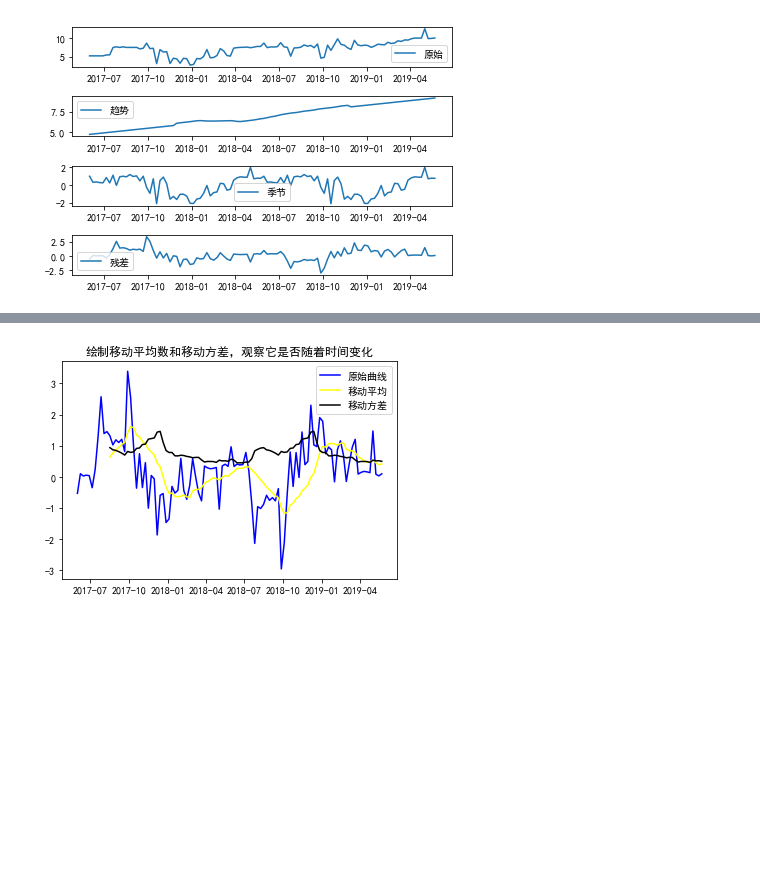
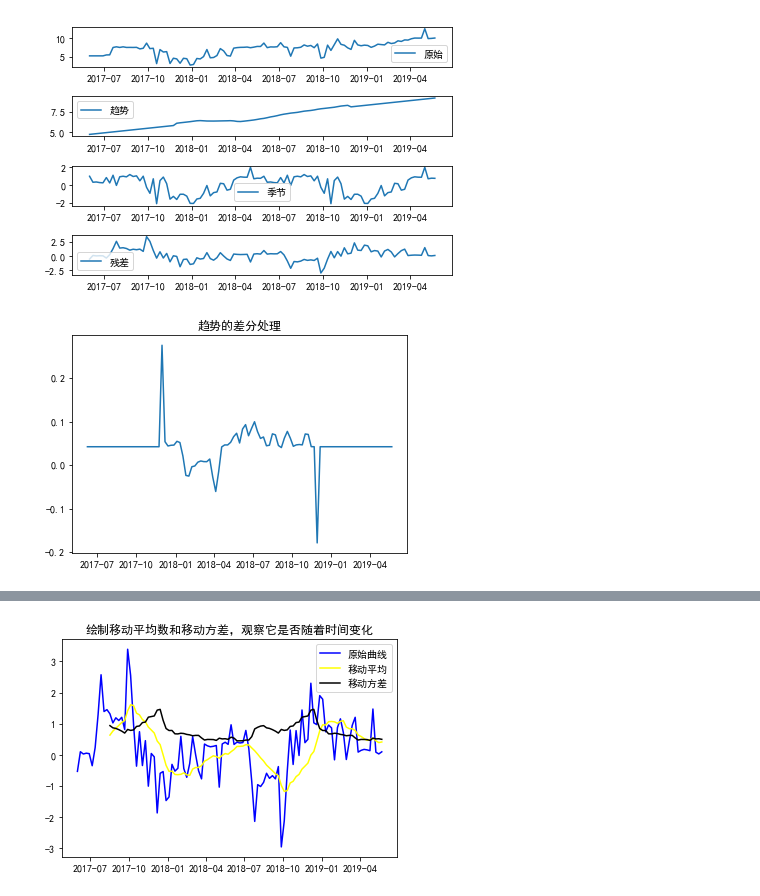
Before and after one commit to Perilla000leaves/Analytics_Vidhya, a Jupyter notebook: Articles/Time_Series_Analysis/Time_Series_Load.ipynb, the cells around one changed output, grey strips where cells are left out. Cells and saved outputs as stored; diff of their text form; code cells hidden in the pictures; blank space fills up the shorter version.

```diff
--- a/Articles/Time_Series_Analysis/Time_Series_Load.ipynb
+++ b/Articles/Time_Series_Analysis/Time_Series_Load.ipynb
@@ -394,3 +395,10 @@ plt.legend(loc='best')
 plt.tight_layout()
 # %% [output]
 [figure]
+# %%
+trend_diff = trend - trend.shift(1)
+plt.plot(trend_diff)
+plt.title('趋势的差分处理')
+plt.show()
+# %% [output]
+[figure, added]
```
Also changed, not shown: parts of 27 cells of this notebook.
